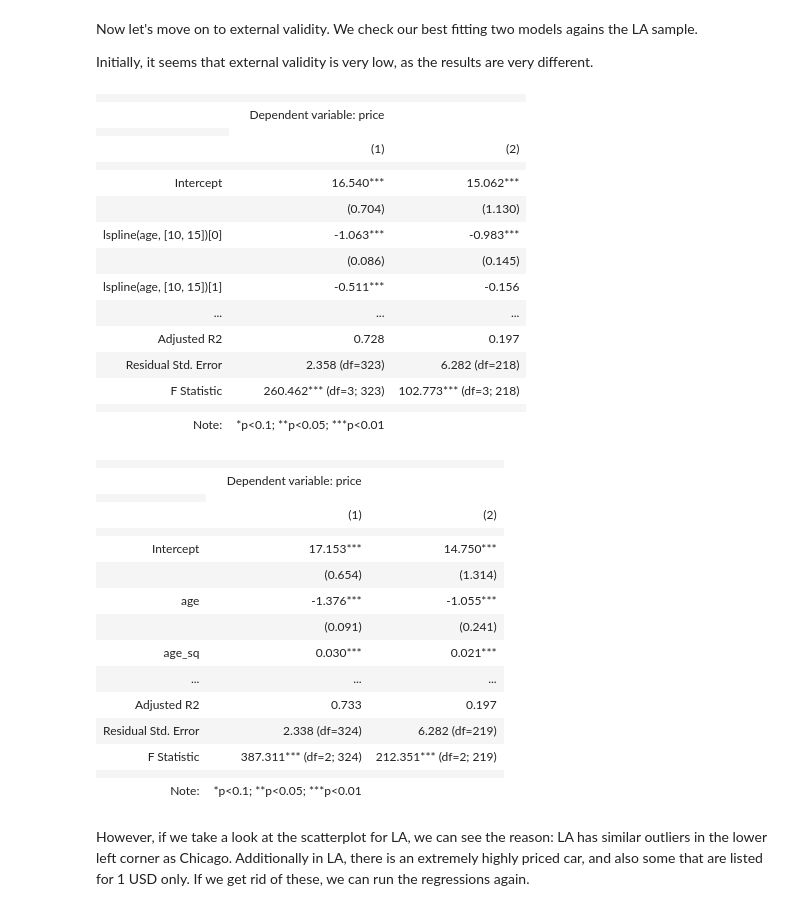
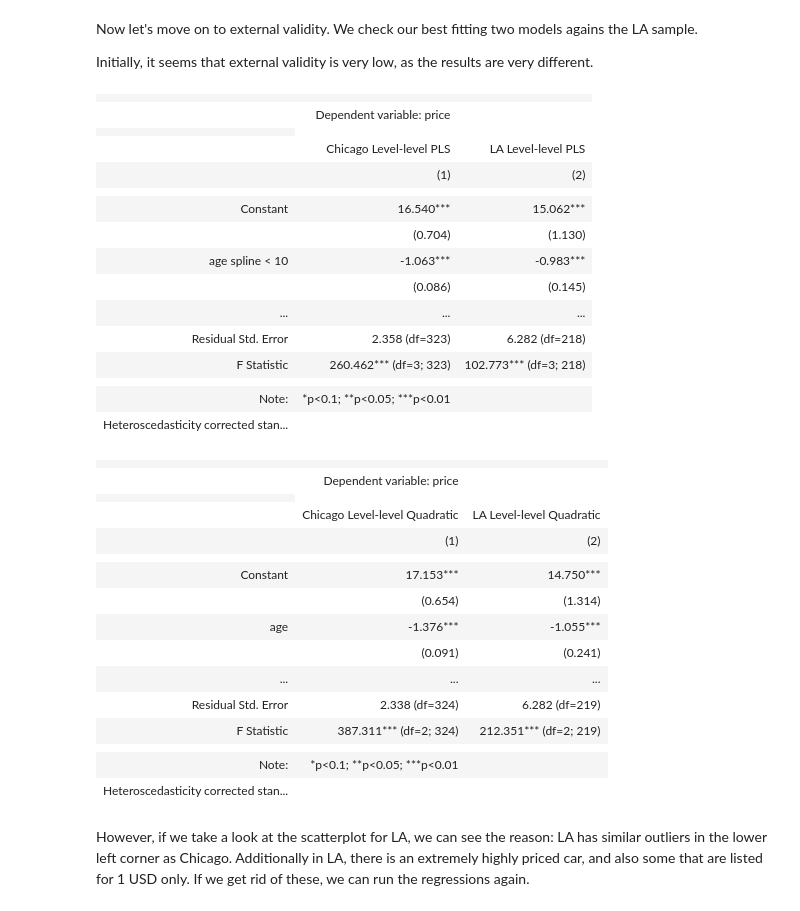
Before and after one commit to marton-nagy-marton/Coding1_assignment1, a Jupyter notebook: Matyas_Kovacs-Marton_Nagy_Coding1_HA1.ipynb, the cells around one changed output. Drawn from its saved outputs; the diff is of its cells as text; code cells hidden in the pictures.

```diff
--- a/Matyas_Kovacs-Marton_Nagy_Coding1_HA1.ipynb
+++ b/Matyas_Kovacs-Marton_Nagy_Coding1_HA1.ipynb
@@ -848,47 +844,65 @@ chicago_reg = smf.ols(formula='price~lspline(age,[10,15])',data=chicago).fit(cov
 la_reg = smf.ols(formula='price~lspline(age,[10,15])',data=la).fit(cov_type = 'HC0')
 # %%
 external_table = Stargazer([chicago_reg, la_reg])
+external_table.custom_columns(['Chicago Level-level PLS', 'LA Level-level PLS'])
+external_table.rename_covariates(
+    {
+        'Intercept' : 'Constant',
+        'lspline(age, [10, 15])[0]': 'age spline < 10',
+        'lspline(age, [10, 15])[1]' : 'age spline 10-15',
+        'lspline(age, [10, 15])[2]' : 'age spline > 15'
+    }
+)
+external_table.add_custom_notes(['Heteroscedasticity corrected standard errors used (HC0).'])
 external_table
 # %% [output]
 |  |  |  |
 |  | Dependent variable: price |  |
 |  |
+|  | Chicago Level-level PLS | LA Level-level PLS |
 |  | (1) | (2) |
 |  |  |  |
-| Intercept | 16.540*** | 15.062*** |
+| Constant | 16.540*** | 15.062*** |
 |  | (0.704) | (1.130) |
-| lspline(age, [10, 15])[0] | -1.063*** | -0.983*** |
+| age spline < 10 | -1.063*** | -0.983*** |
 |  | (0.086) | (0.145) |
-| lspline(age, [10, 15])[1] | -0.511*** | -0.156 |
 | ... | ... | ... |
-| Adjusted R2 | 0.728 | 0.197 |
 | Residual Std. Error | 2.358 (df=323) | 6.282 (df=218) |
 | F Statistic | 260.462*** (df=3; 323) | 102.773*** (df=3; 218) |
 |  |  |  |
 | Note: | *p<0.1; **p<0.05; ***p<0.01 |  |
+| Heteroscedasticity corrected stan... |  |  |
 # %%
 chicago_reg2 = smf.ols(formula='price~age+age_sq',data=chicago).fit(cov_type = 'HC0')
 la_reg2 = smf.ols(formula='price~age+age_sq',data=la).fit(cov_type = 'HC0')
 # %%
 external_table2 = Stargazer([chicago_reg2, la_reg2])
+external_table2.custom_columns(['Chicago Level-level Quadratic', 'LA Level-level Quadratic'])
+external_table2.rename_covariates(
+    {
+        'Intercept' : 'Constant',
+        'age_sq' : 'age squared'
+    }
+)
+external_table2.add_custom_notes(['Heteroscedasticity corrected standard errors used (HC0).'])
 external_table2
 # %% [output]
 |  |  |  |
 |  | Dependent variable: price |  |
 |  |
+|  | Chicago Level-level Quadratic | LA Level-level Quadratic |
 |  | (1) | (2) |
 |  |  |  |
-| Intercept | 17.153*** | 14.750*** |
+| Constant | 17.153*** | 14.750*** |
 |  | (0.654) | (1.314) |
 | age | -1.376*** | -1.055*** |
 |  | (0.091) | (0.241) |
-| age_sq | 0.030*** | 0.021*** |
 | ... | ... | ... |
-| Adjusted R2 | 0.733 | 0.197 |
 | Residual Std. Error | 2.338 (df=324) | 6.282 (df=219) |
 | F Statistic | 387.311*** (df=2; 324) | 212.351*** (df=2; 219) |
 |  |  |  |
 | Note: | *p<0.1; **p<0.05; ***p<0.01 |  |
+| Heteroscedasticity corrected stan... |  |  |
 # %% [markdown]
 However, if we take a look at the scatterplot for LA, we can see the reason: LA has similar outliers in the lower left corner as Chicago. Additionally in LA, there is an extremely highly priced car, and also some that are listed for 1 USD only. If we get rid of these, we can run the regressions again.
 # %%
```
Also changed, not shown: parts of 5 cells of this notebook.
